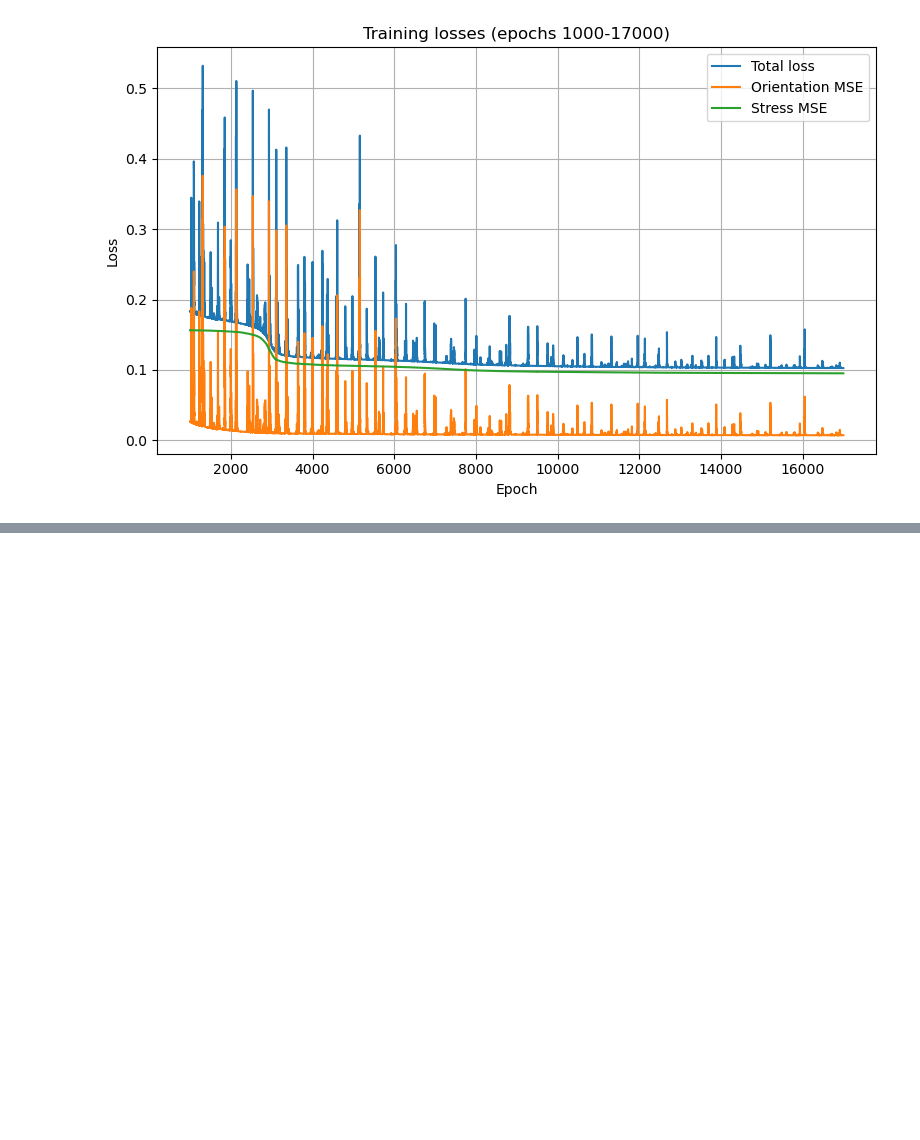
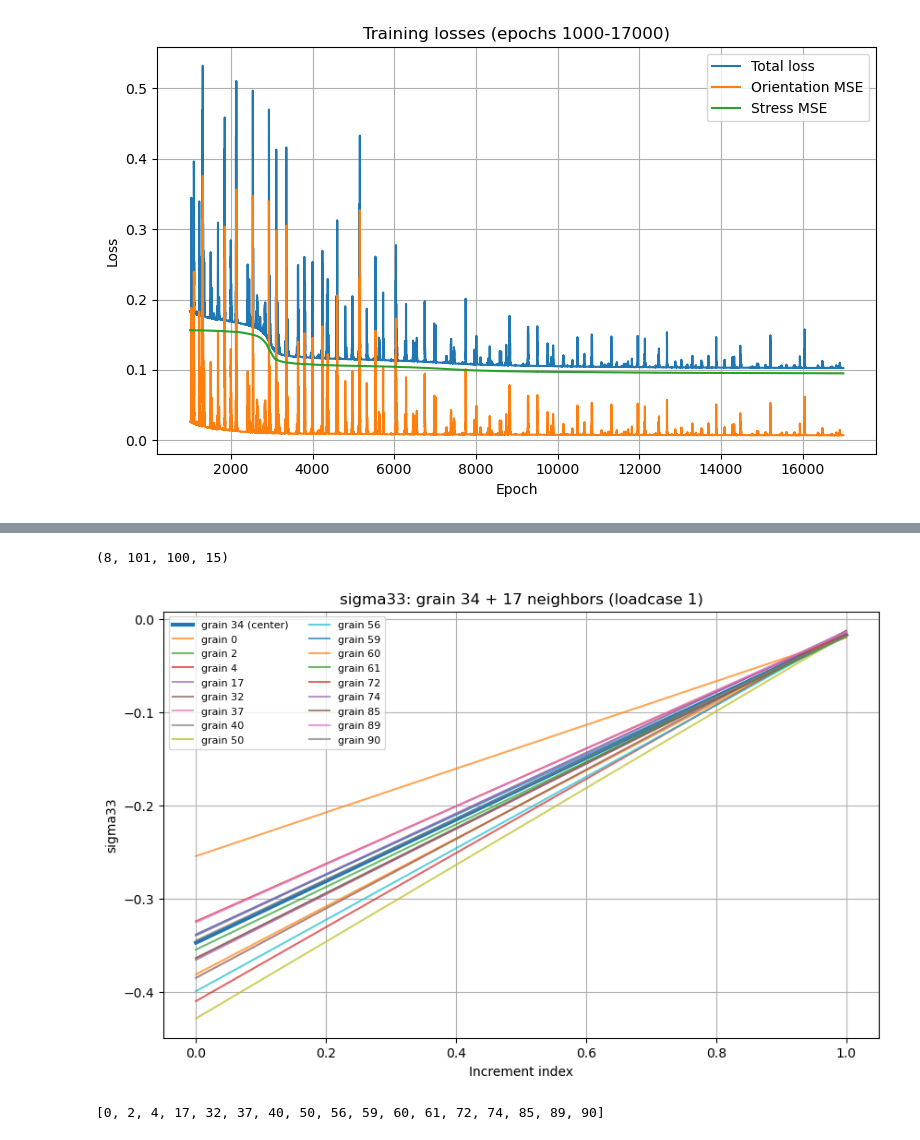
Before and after one commit to Machine-Intelligence-Characterisation/GNN-for-Grain-Track, a Jupyter notebook: TGNN/tgnn_simulation_model.ipynb, the cells around one changed output, grey strips where cells are left out. Cells and saved outputs as stored; diff of their text form; code cells hidden in the pictures; blank space fills up the shorter version.

```diff
--- a/TGNN/tgnn_simulation_model.ipynb
+++ b/TGNN/tgnn_simulation_model.ipynb
@@ -1189,3 +1383,38 @@ def plot_random_grains_stress(
     return grain_ids  # handy to know which grains were plotted
 
 plot_random_grains_stress(all_data, 0, "sigma13", 10, 6)
+# %%
+import h5py
+import numpy as np
+import networkx as nx
+from torch_geometric.data import Data
+from torch_geometric.loader import DataLoader
+import pickle
+
+h5_data = h5py.File('demo_dataset_PN8_sq100.hdf5')
+demo_data = h5_data['data'][:]   # (path, grain, increment, features)
+print(demo_data.shape)
+# print(all_data[0][1][3][4:10])
+
+with open("RVE24-n100_edge_feature.pickle", "rb") as f:
+    demo_edges = pickle.load(f)
+
+demo_edge_index_tensor = nx_to_edge_index(demo_edges) # edge index tensor
+
+demo_stress = all_data[:, :100, :, 3:9]   # stress from grains
+
+for i in range(3, 9):
+    stress_component = demo_data[:, :, :, i]
+    min_ = stress_component.min()
+    max_ = stress_component.max()
+    demo_data[:, :, :, i] = 2 * ((stress_component - min_) / (max_ - min_ + 1e-8)) - 1
+# %% [output]
+(8, 101, 100, 15)
+# %%
+loadcase = 1
+grain_id = 34
+
+plot_grain_and_neighbors_stress(demo_data, demo_edge_index_tensor, loadcase, grain_id, "sigma33", stress_slice=(3,9))
+# %% [output]
+[figure, added]
+[0, 2, 4, 17, 32, 37, 40, 50, 56, 59, 60, 61, 72, 74, 85, 89, 90]
```
Also changed, not shown: parts of 18 cells of this notebook, 1 other file.
